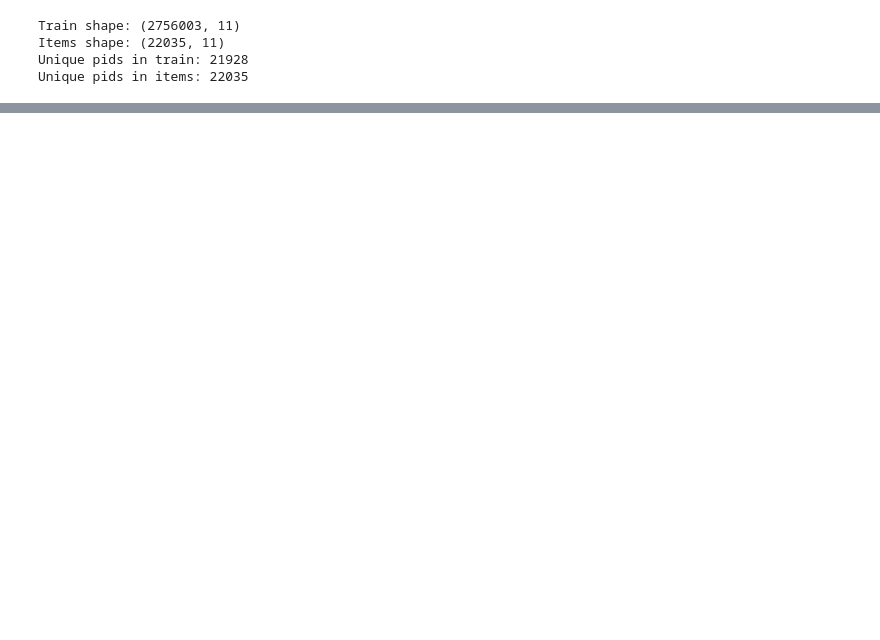
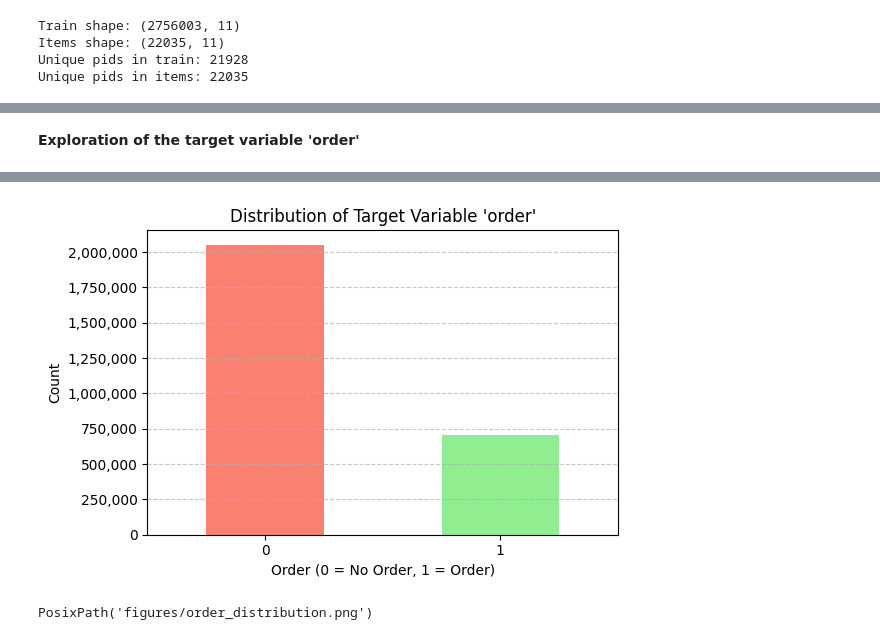
Before and after one commit to annageiser/analytics-project, a Jupyter notebook: main.ipynb, the cells around one changed output, grey strips where cells are left out. Saved outputs shown, nothing was run; the diff lists cells and outputs as text; code cells hidden in the pictures; blank space fills up the shorter version.

```diff
--- a/main.ipynb
+++ b/main.ipynb
@@ -43,0 +191,6 @@ Unique pids in items: 22035
+# %%
+# Left join on pid to enrich train data with item attributes
+# Learning: validate="m:1" enforces that each pid in train_raw_df matches at most one pid in items_raw_df, ensuring no unintended duplication of rows.
+train_item_set = train_raw_df.merge(items_raw_df, on="pid", how="left", validate="m:1")
+
+print("Successfully merged train and items datasets.")
@@ -212,0 +297,60 @@ Matched unique pids: 21,928 (100.00% of train pids)
+# %% [markdown]
+**Exploration of the target variable 'order'**
+# %%
+# Show statistical representation of all numbers in the DataFrame without scientific notation for better readability
+pd.set_option("display.float_format", lambda x: f"{x:.2f}")
+
+# Exploration of the target variable ‘order’
+print("Distribution of the target variable 'order':")
+order_counts = train_raw_df["order"].value_counts()
+print(order_counts)
+print()
+print("Percentage distribution of 'order':")
+order_percent = (order_counts / len(train_raw_df)) * 100
+print(order_percent)
+
+# Explicit imbalance metrics
+majority_count = int(order_counts.max())
+minority_count = int(order_counts.min())
+majority_class = int(order_counts.idxmax())
+minority_class = int(order_counts.idxmin())
+
+imbalance_ratio = majority_count / minority_count
+order_rate_pct = float(order_percent.get(1, 0.0))
+no_order_rate_pct = float(order_percent.get(0, 0.0))
+baseline_majority_accuracy = max(order_percent) / 100
+
+print()
+print("Class imbalance summary:")
+print(f"Majority class: {majority_class} ({majority_count:,})")
+print(f"Minority class: {minority_class} ({minority_count:,})")
+print(f"Imbalance ratio (majority/minority): {imbalance_ratio:.2f}:1")
+print(f"No-order rate: {no_order_rate_pct:.2f}% | Order rate: {order_rate_pct:.2f}%")
+print(f"Majority-class baseline accuracy: {baseline_majority_accuracy:.4f}")
+
+# Plot
+fig, ax = plt.subplots(figsize=(6, 4))
+order_counts.plot(kind="bar", color=["salmon", "lightgreen"], ax=ax)
+ax.set_title("Distribution of Target Variable 'order'")
+ax.set_xlabel("Order (0 = No Order, 1 = Order)")
+ax.set_ylabel("Count")
+ax.yaxis.set_major_formatter(plt.FuncFormatter(lambda x, _: f"{int(x):,}"))
+ax.tick_params(axis="x", rotation=0)
+ax.grid(axis="y", linestyle="--", alpha=0.7)
+
+FIGURES_DIR = Path("figures")
+FIGURES_DIR.mkdir(parents=True, exist_ok=True)
+
+def save_and_show(fig, filename: str, dpi: int = 300) -> Path:
+    out_path = FIGURES_DIR / filename
+    fig.tight_layout()
+    fig.savefig(out_path, dpi=dpi, bbox_inches="tight")
+    if not out_path.exists():
+        raise FileNotFoundError(f"Figure was not saved: {out_path}")
+    print(f"Saved figure to: {out_path.resolve()}")
+    plt.show()
+    plt.close(fig)
+    return out_path
+
+save_and_show(fig, "order_distribution.png")
+# %% [output]
@@ -212,0 +376,2 @@ Matched unique pids: 21,928 (100.00% of train pids)
+[figure, added]
+PosixPath('figures/order_distribution.png')
```
Also changed, not shown: parts of 23 cells of this notebook, 2 other files.
